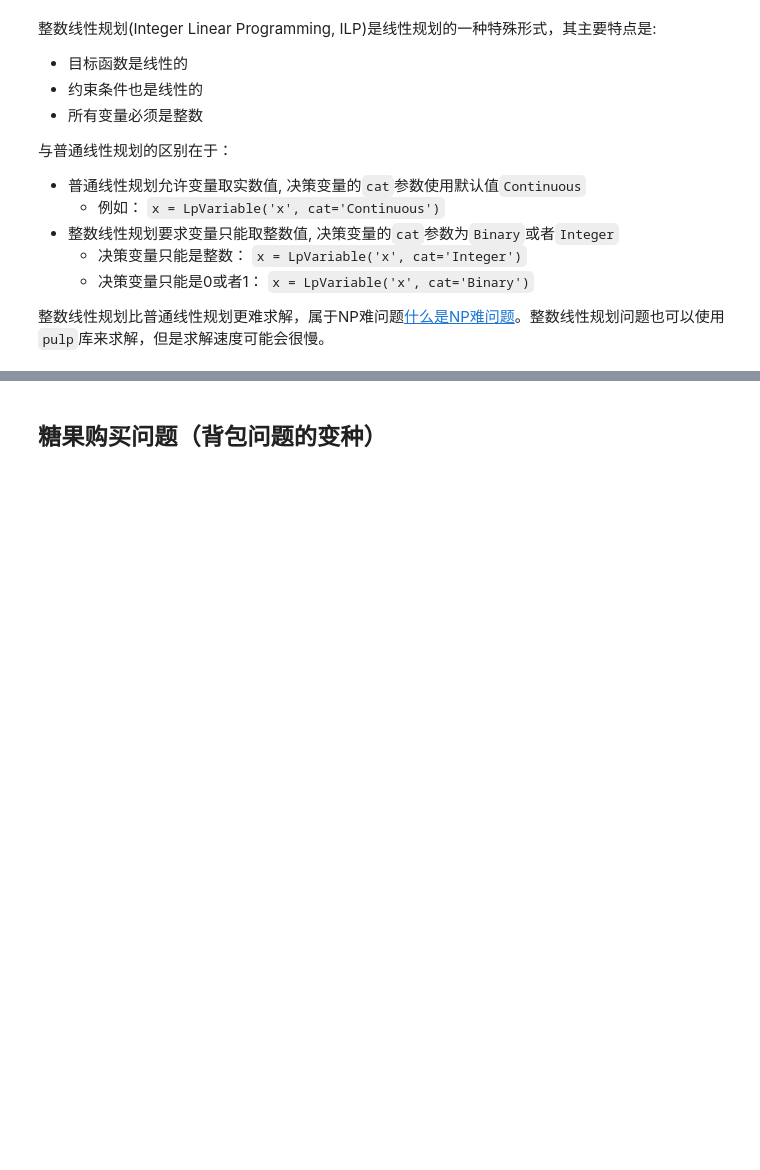
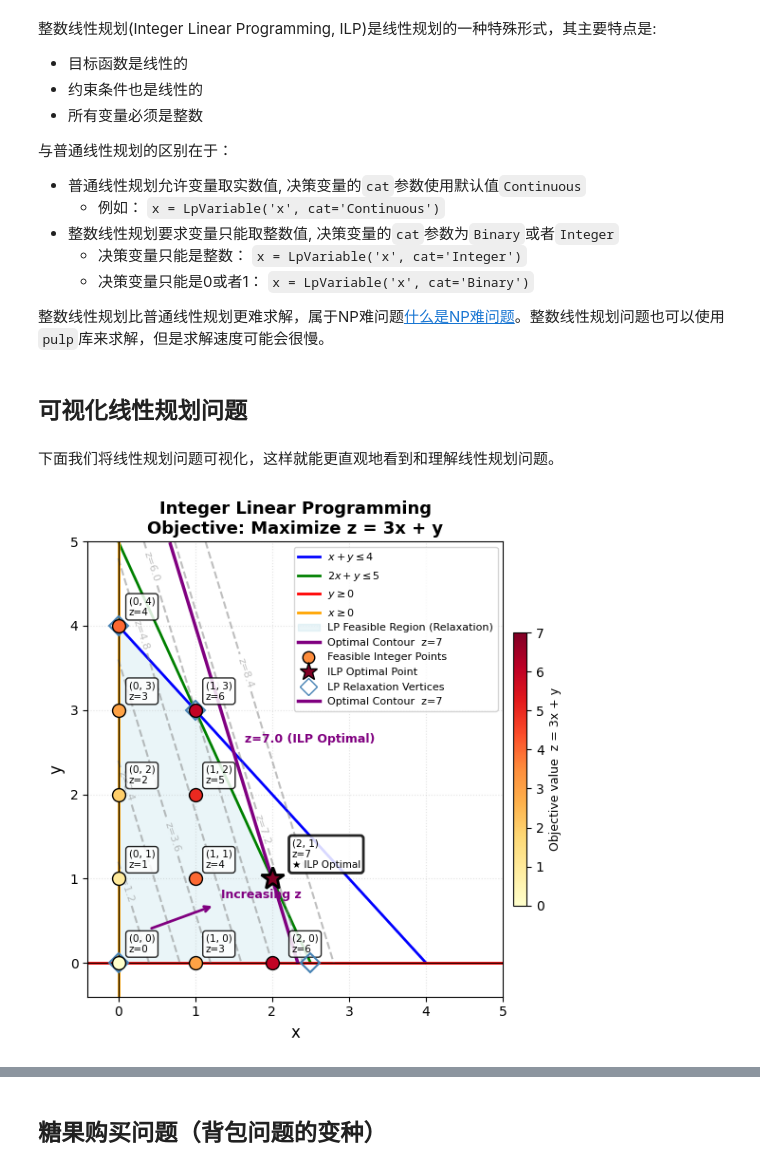
Before and after one commit to zhoujing204/data-modeling-course-student, a Jupyter notebook: 实验04-整数线性规划/实验4-整数线性规划.ipynb, the cells around one changed output, grey strips where cells are left out. Drawn from its saved outputs; the diff is of its cells as text; code cells hidden in the pictures; blank space fills up the shorter version.

Commit message:
add ilp visualization to lab 4.

```diff
--- a/实验04-整数线性规划/实验4-整数线性规划.ipynb
+++ b/实验04-整数线性规划/实验4-整数线性规划.ipynb
@@ -99,3 +102,13 @@ print(f"stu_info: {stu_info}")
   - 决策变量只能是0或者1： `x = LpVariable('x', cat='Binary')`
 
 整数线性规划比普通线性规划更难求解，属于NP难问题[什么是NP难问题](https://baike.baidu.com/item/NP%E5%AE%8C%E5%85%A8%E9%97%AE%E9%A2%98)。整数线性规划问题也可以使用`pulp`库来求解，但是求解速度可能会很慢。
+# %% [markdown]
+## 可视化线性规划问题
+# %% [markdown]
+下面我们将线性规划问题可视化，这样就能更直观地看到和理解线性规划问题。
+# %%
+from viz_ilp import plot_integer_linear_programming
+plot_integer_linear_programming(figsize=(6, 6))
+plt.show()
+# %% [output]
+[figure, added]
```
Also changed, not shown: parts of 2 cells of this notebook.
